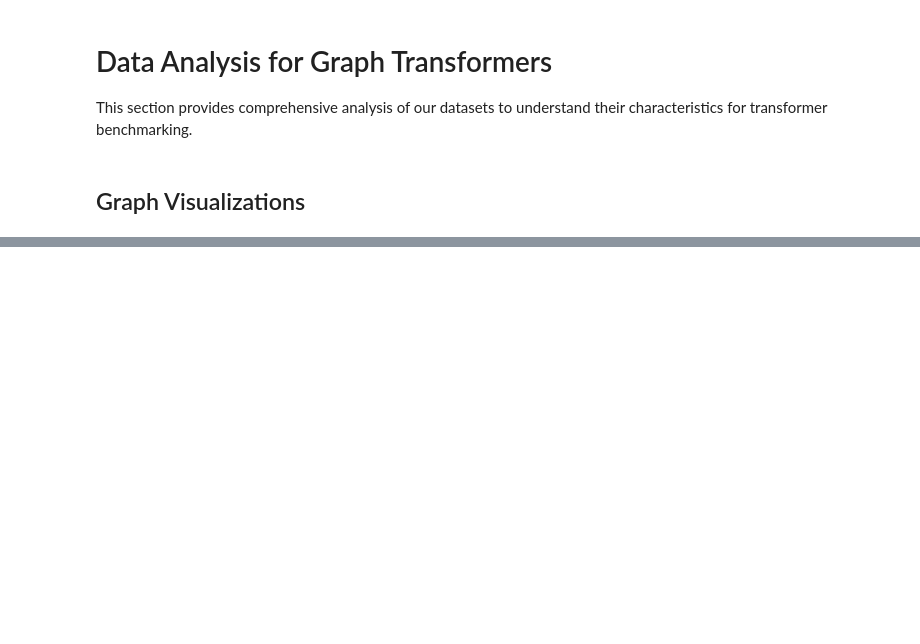
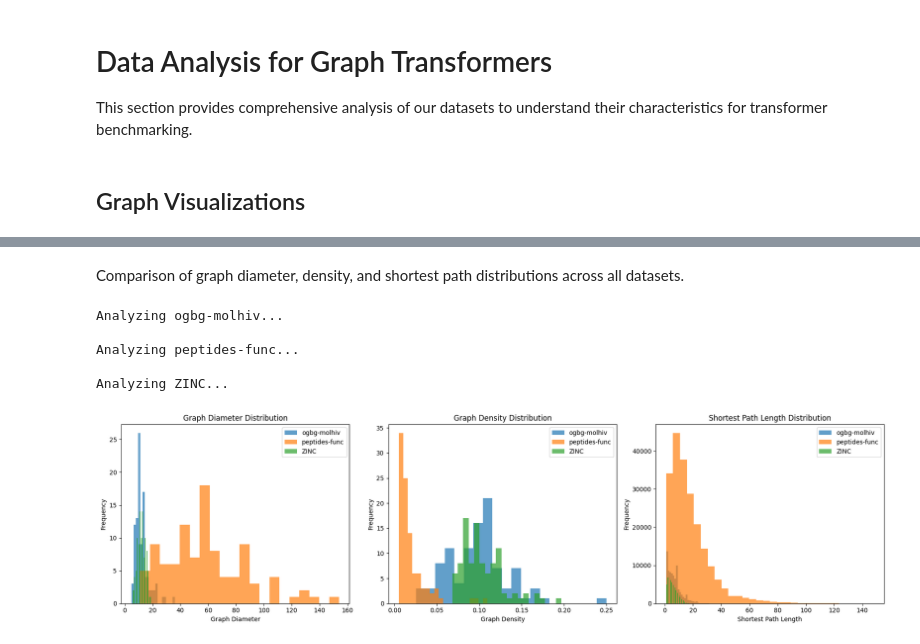
Before and after one commit to MatiPl01/machine-learning-project, a Jupyter notebook: main.ipynb, the cells around one changed output, grey strips where cells are left out. Saved outputs shown, nothing was run; the diff lists cells and outputs as text; code cells hidden in the pictures; blank space fills up the shorter version.

Commit message:
Add more initial analysis steps

```diff
--- a/main.ipynb
+++ b/main.ipynb
@@ -155,0 +157,12 @@ plot_graph_size_distributions(datasets)
+# %% [markdown]
+Comparison of graph diameter, density, and shortest path distributions across all datasets.
+# %%
+graph_properties = analyze_graph_properties(datasets, sample_size=100)
+plot_graph_properties_analysis(graph_properties)
+# %% [output]
+Analyzing ogbg-molhiv...
+
+Analyzing peptides-func...
+
+Analyzing ZINC...
+[figure, added]
```
Also changed, not shown: parts of 8 cells of this notebook, 2 other files.
